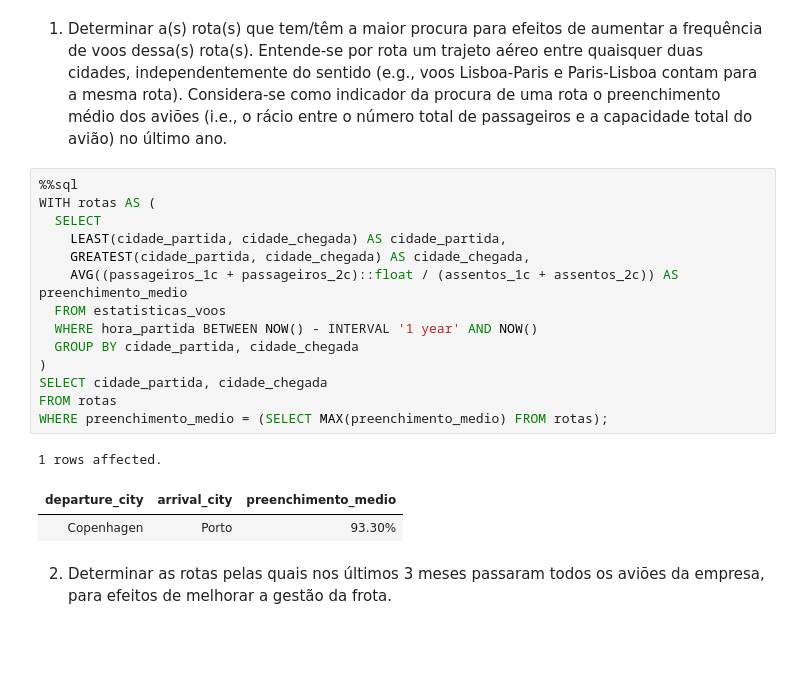
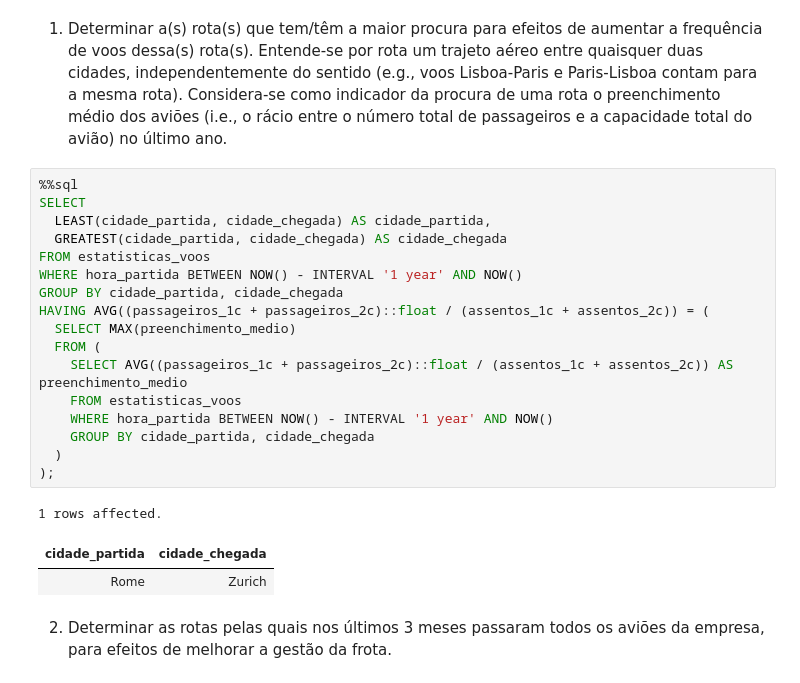
Before and after one commit to inesiscosta/aviation-db, a Jupyter notebook: bdist-workspace/data/E2-report.ipynb, the cells around one changed output. Drawn from its saved outputs; the diff is of its cells as text; blank space fills up the shorter version.

```diff
--- a/bdist-workspace/data/E2-report.ipynb
+++ b/bdist-workspace/data/E2-report.ipynb
@@ -270,22 +268,25 @@ Usando apenas a vista *estatisticas_voos* desenvolvida no ponto anterior, e **se
 1. Determinar a(s) rota(s) que tem/têm a maior procura para efeitos de aumentar a frequência de voos dessa(s) rota(s). Entende-se por rota um trajeto aéreo entre quaisquer duas cidades,  independentemente do sentido (e.g., voos Lisboa-Paris e Paris-Lisboa contam para a mesma rota). Considera-se como indicador da procura de uma rota o preenchimento médio dos aviões (i.e., o rácio entre o número total de passageiros e a capacidade total do avião) no último ano.
 # %%
 %%sql
-WITH rotas AS (
-  SELECT
-    LEAST(cidade_partida, cidade_chegada) AS cidade_partida,
-    GREATEST(cidade_partida, cidade_chegada) AS cidade_chegada,
-    AVG((passageiros_1c + passageiros_2c)::float / (assentos_1c + assentos_2c)) AS preenchimento_medio
-  FROM estatisticas_voos
-  WHERE hora_partida BETWEEN NOW() - INTERVAL '1 year' AND NOW()
-  GROUP BY cidade_partida, cidade_chegada
-)
-SELECT cidade_partida, cidade_chegada
-FROM rotas
-WHERE preenchimento_medio = (SELECT MAX(preenchimento_medio) FROM rotas);
+SELECT
+  LEAST(cidade_partida, cidade_chegada) AS cidade_partida,
+  GREATEST(cidade_partida, cidade_chegada) AS cidade_chegada
+FROM estatisticas_voos
+WHERE hora_partida BETWEEN NOW() - INTERVAL '1 year' AND NOW()
+GROUP BY cidade_partida, cidade_chegada
+HAVING AVG((passageiros_1c + passageiros_2c)::float / (assentos_1c + assentos_2c)) = (
+  SELECT MAX(preenchimento_medio)
+  FROM (
+    SELECT AVG((passageiros_1c + passageiros_2c)::float / (assentos_1c + assentos_2c)) AS preenchimento_medio
+    FROM estatisticas_voos
+    WHERE hora_partida BETWEEN NOW() - INTERVAL '1 year' AND NOW()
+    GROUP BY cidade_partida, cidade_chegada
+  )
+);
 # %% [output]
 1 rows affected.
-| departure_city | arrival_city | preenchimento_medio |
-| Copenhagen | Porto | 93.30% |
+| cidade_partida | cidade_chegada |
+| Rome | Zurich |
 # %% [markdown]
 2. Determinar as rotas pelas quais nos últimos 3 meses passaram todos os aviões da empresa, para efeitos de melhorar a gestão da frota.
 # %%
```
Also changed, not shown: parts of 4 cells of this notebook.
